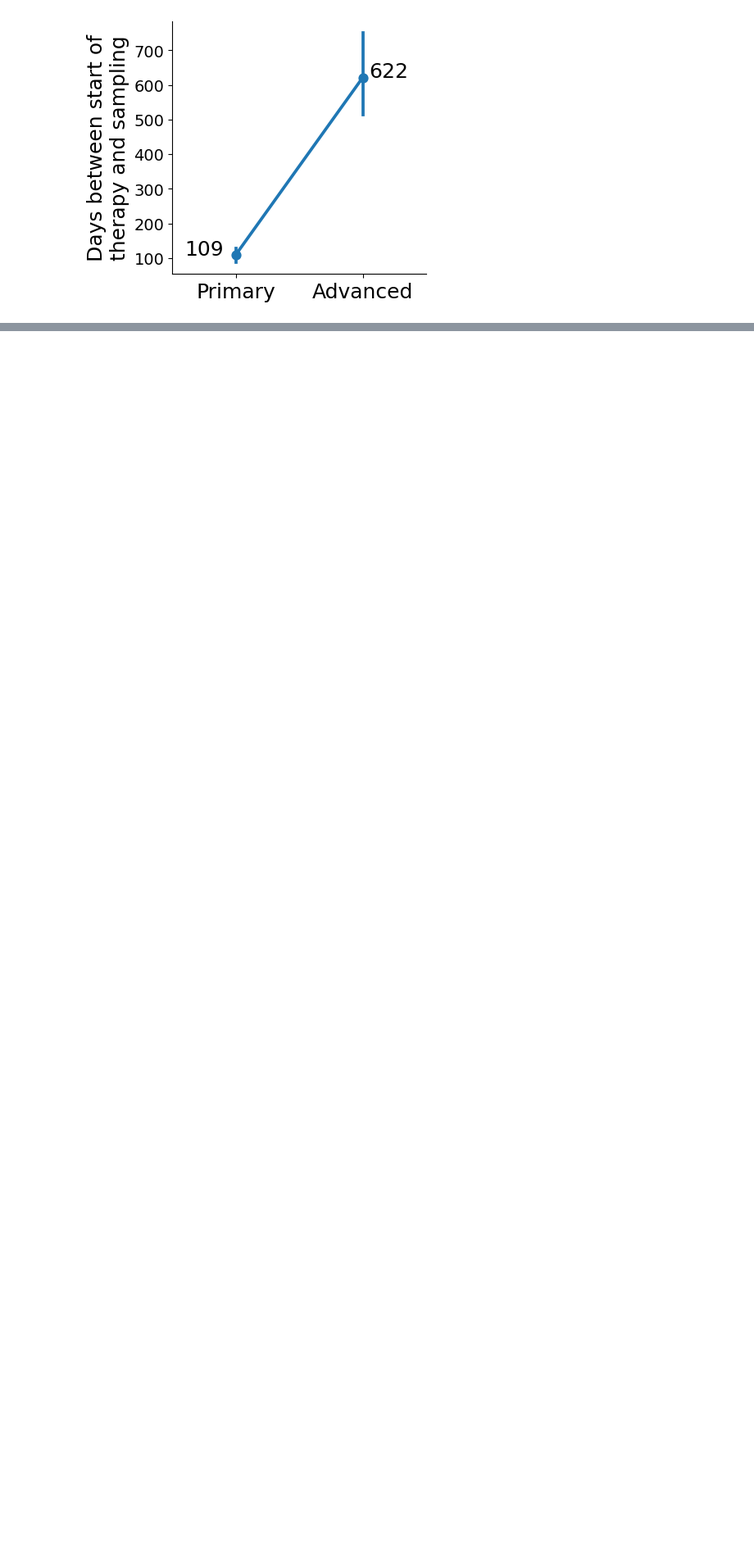
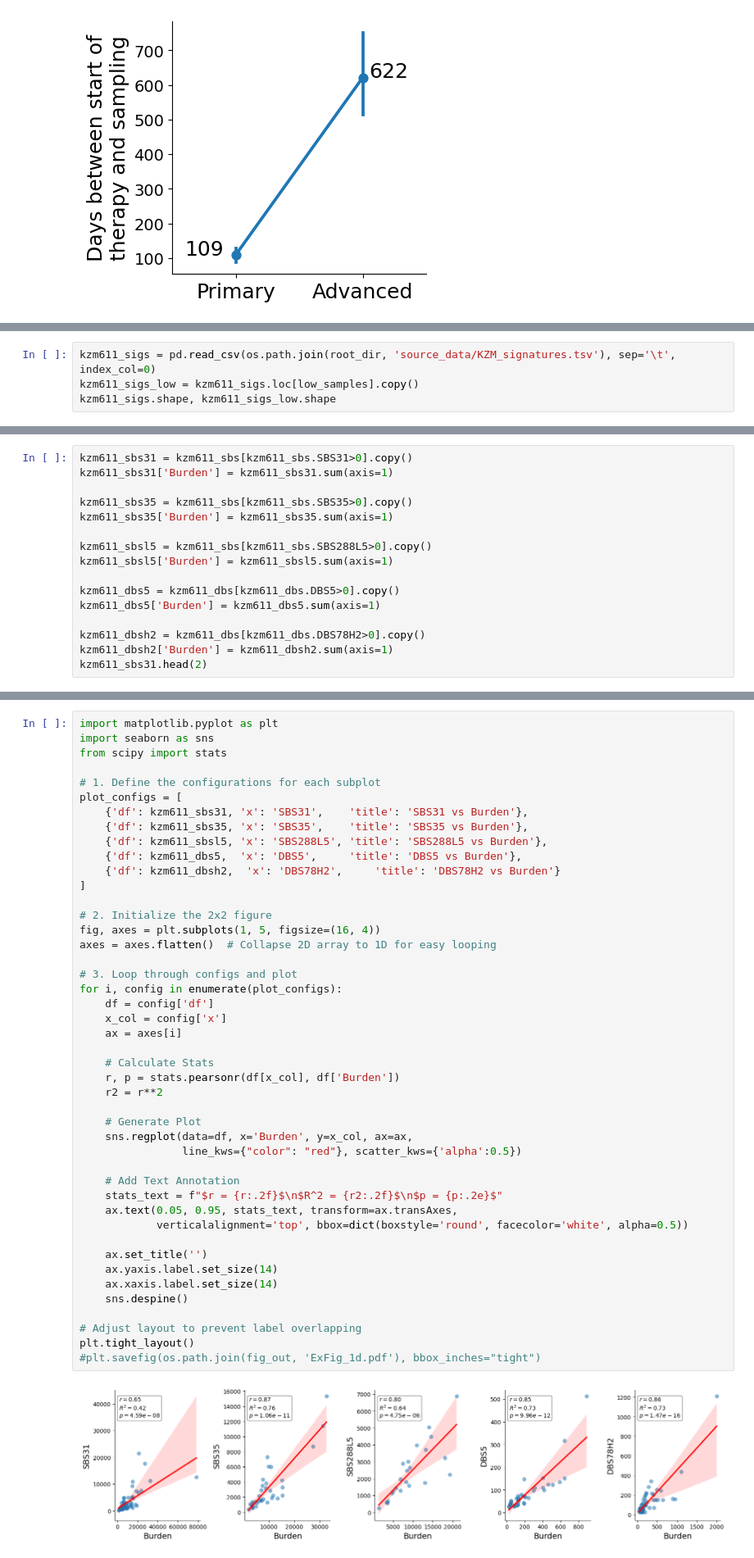
Before and after one commit to shlienlab/mutsigs_therapy, a Jupyter notebook: notebooks/ExtendedFig_1.ipynb, the cells around one changed output, grey strips where cells are left out. Shown at 82% size. Drawn from its saved outputs; the diff is of its cells as text; blank space fills up the shorter version.

```diff
--- a/notebooks/ExtendedFig_1.ipynb
+++ b/notebooks/ExtendedFig_1.ipynb
@@ -146,0 +150,4 @@ plt.savefig(os.path.join(fig_out, 'ExFig_1c.pdf'), bbox_inches="tight")
+# %%
+kzm611_sigs = pd.read_csv(os.path.join(root_dir, 'source_data/KZM_signatures.tsv'), sep='\t', index_col=0)
+kzm611_sigs_low = kzm611_sigs.loc[low_samples].copy()
+kzm611_sigs.shape, kzm611_sigs_low.shape
@@ -146,0 +161,16 @@ plt.savefig(os.path.join(fig_out, 'ExFig_1c.pdf'), bbox_inches="tight")
+# %%
+kzm611_sbs31 = kzm611_sbs[kzm611_sbs.SBS31>0].copy()
+kzm611_sbs31['Burden'] = kzm611_sbs31.sum(axis=1)
+
+kzm611_sbs35 = kzm611_sbs[kzm611_sbs.SBS35>0].copy()
+kzm611_sbs35['Burden'] = kzm611_sbs35.sum(axis=1)
+
+kzm611_sbsl5 = kzm611_sbs[kzm611_sbs.SBS288L5>0].copy()
+kzm611_sbsl5['Burden'] = kzm611_sbsl5.sum(axis=1)
+
+kzm611_dbs5 = kzm611_dbs[kzm611_dbs.DBS5>0].copy()
+kzm611_dbs5['Burden'] = kzm611_dbs5.sum(axis=1)
+
+kzm611_dbsh2 = kzm611_dbs[kzm611_dbs.DBS78H2>0].copy()
+kzm611_dbsh2['Burden'] = kzm611_dbsh2.sum(axis=1)
+kzm611_sbs31.head(2)
@@ -146,0 +182,47 @@ plt.savefig(os.path.join(fig_out, 'ExFig_1c.pdf'), bbox_inches="tight")
+# %%
+import matplotlib.pyplot as plt
+import seaborn as sns
+from scipy import stats
+
+# 1. Define the configurations for each subplot
+plot_configs = [
+    {'df': kzm611_sbs31, 'x': 'SBS31',    'title': 'SBS31 vs Burden'},
+    {'df': kzm611_sbs35, 'x': 'SBS35',    'title': 'SBS35 vs Burden'},
+    {'df': kzm611_sbsl5, 'x': 'SBS288L5', 'title': 'SBS288L5 vs Burden'},
+    {'df': kzm611_dbs5,  'x': 'DBS5',     'title': 'DBS5 vs Burden'},
+    {'df': kzm611_dbsh2,  'x': 'DBS78H2',     'title': 'DBS78H2 vs Burden'}
+]
+
+# 2. Initialize the 2x2 figure
+fig, axes = plt.subplots(1, 5, figsize=(16, 4))
+axes = axes.flatten()  # Collapse 2D array to 1D for easy looping
+
+# 3. Loop through configs and plot
+for i, config in enumerate(plot_configs):
+    df = config['df']
+    x_col = config['x']
+    ax = axes[i]
+
+    # Calculate Stats
+    r, p = stats.pearsonr(df[x_col], df['Burden'])
+    r2 = r**2
+
+    # Generate Plot
+    sns.regplot(data=df, x='Burden', y=x_col, ax=ax,
+                line_kws={"color": "red"}, scatter_kws={'alpha':0.5})
+
+    # Add Text Annotation
+    stats_text = f"$r = {r:.2f}$\n$R^2 = {r2:.2f}$\n$p = {p:.2e}$"
+    ax.text(0.05, 0.95, stats_text, transform=ax.transAxes,
+            verticalalignment='top', bbox=dict(boxstyle='round', facecolor='white', alpha=0.5))
+
+    ax.set_title('')
+    ax.yaxis.label.set_size(14)
+    ax.xaxis.label.set_size(14)
+    sns.despine()
+
+# Adjust layout to prevent label overlapping
+plt.tight_layout()
+#plt.savefig(os.path.join(fig_out, 'ExFig_1d.pdf'), bbox_inches="tight")
+# %% [output]
+[figure, added]
```
Also changed, not shown: parts of 6 cells of this notebook, 7 other files.
